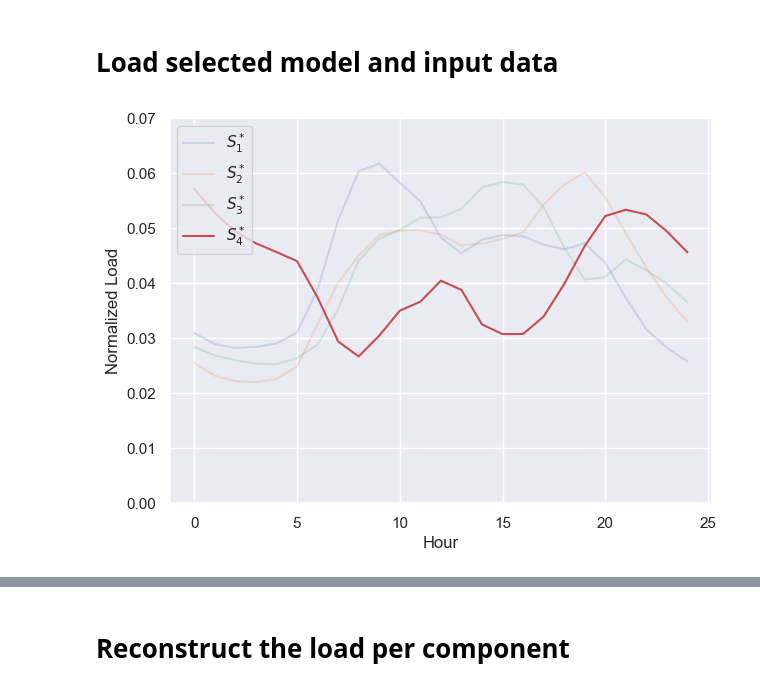
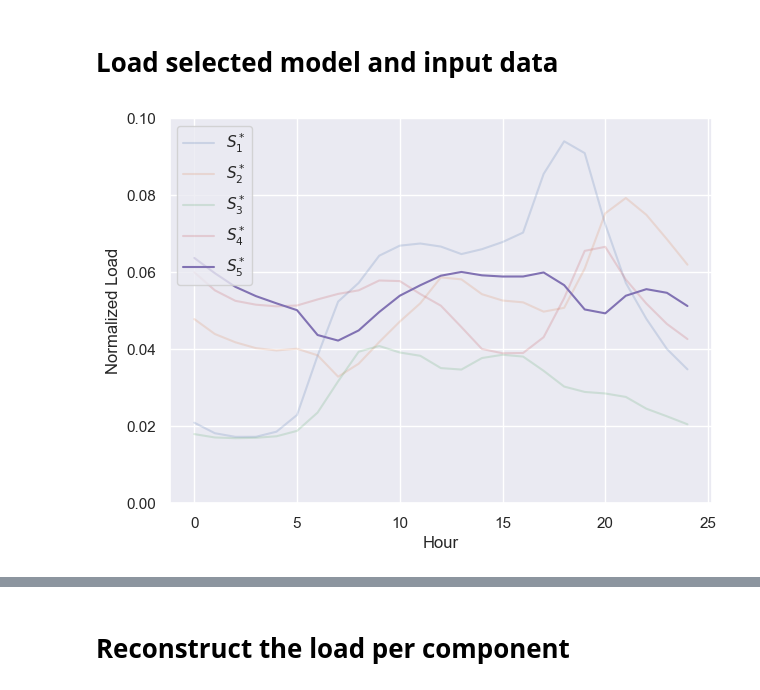
Before and after one commit to gkchln/load_bss, a Jupyter notebook: DecomposeLoad.ipynb, the cells around one changed output, grey strips where cells are left out. Cells and saved outputs as stored; diff of their text form; code cells hidden in the pictures.

Commit message:
Test load decomposition of PenNMF

```diff
--- a/DecomposeLoad.ipynb
+++ b/DecomposeLoad.ipynb
@@ -24,32 +25,6 @@ import locale
 locale.setlocale(locale.LC_ALL, 'it_IT')
 # %% [output]
 'it_IT'
-# %%
-def plot_components(H, ax=None, figsize=(10, 6), labels=None, emphasize_comp=None, **kwargs):
-    if ax is None:
-        fig, ax = plt.subplots(figsize=figsize)
-    else:
-        fig = ax.get_figure()
-
-    n_components = H.shape[0]
-    abscissa = np.linspace(0, 24, H.shape[1])
-    for k in range(n_components):
-        if labels:
-            label = labels[k]
-        else:
-            label = f'Component {k + 1}'
-        if emphasize_comp and emphasize_comp != k + 1:
-            alpha = 0.2
-        else:
-            alpha = 1
-        ax.plot(abscissa, H[k, :], linestyle='-', label=label, alpha=alpha, **kwargs)
-
-    ax.set_xlabel('Hour')
-    ax.set_ylabel('Normalized Load')
-    # ax.set_title(title)
-    ax.legend(loc='upper left')
-
-    return fig, ax
 # %%
 # region_order = [
 #     'North',
@@ -74,9 +52,9 @@ daytype_order = [
 # %% [markdown]
 # Load selected model and input data
 # %%
-n_comp = 4
+n_comp = 5
 n_runs = 1000
-opt = 'simp'
+opt = 'PenNMF'
 specific = '_Italy'
 
 method = f'WHopt{opt}_{n_comp}comp_{n_runs}runs{specific}'
@@ -90,10 +68,10 @@ H = data['H']
 # W = W[:, reordering]
 # H = H[reordering, :]
 # %%
-fig, ax = plot_components(H, labels=[f'$S_{i+1}^*$' for i in range(n_comp)], marker=None, linewidth=1.5, figsize=(7, 5), emphasize_comp=4)
-left, right = ax.set_ylim((0,0.07))
+fig, ax = plot_components(H, labels=[f'$S_{i+1}^*$' for i in range(n_comp)], marker=None, linewidth=1.5, figsize=(7, 5), emphasize_comp=5)
+left, right = ax.set_ylim((0,0.1))
 # %% [output]
-[figure, old version]
+[figure, new version]
 # %%
 input_df = pd.read_csv(f'data/2_processed/daily_curves{specific}.csv', index_col=0)
 # HOTFIX for single-zone case
```
Also changed, not shown: parts of 24 cells of this notebook.
